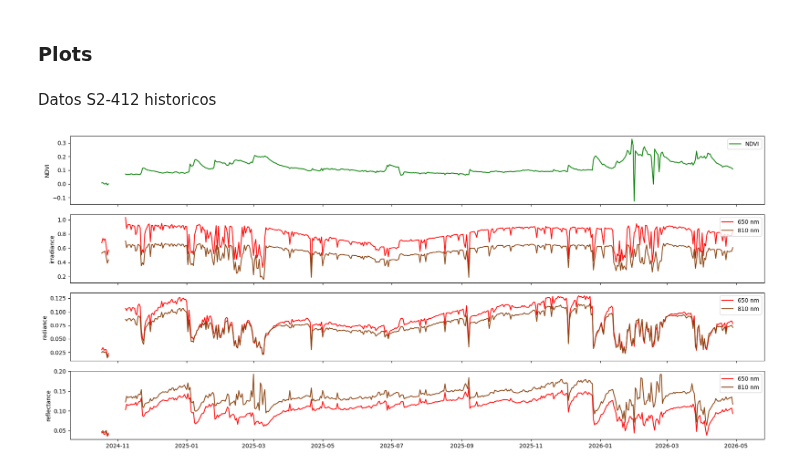
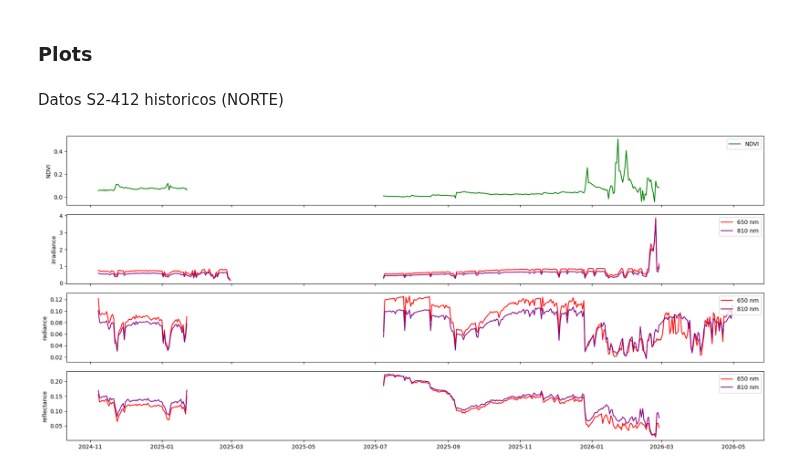
Before and after one commit to pibonacic/groundwater-remote-sensing, a Jupyter notebook: code/ndvi_exp_s2412.ipynb, the cells around one changed output. Cells and saved outputs as stored; diff of their text form; code cells hidden in the pictures.

```diff
--- a/code/ndvi_exp_s2412.ipynb
+++ b/code/ndvi_exp_s2412.ipynb
@@ -17,11 +23,21 @@ insitu_df = reindex_daily(insitu_df)
 # %%
-RED_IRR = insitu_df['S2411_650-nm-irradiance_Wm-2nm-1']
-NIR_IRR = insitu_df['S2411_810-nm-irradiance_Wm-2nm-1']
-RED_RAD = insitu_df['S2412_650-nm-radiance_Wm-2nm-1sr-1']
-NIR_RAD = insitu_df['S2412_810-nm-radiance_Wm-2nm-1sr-1']
+# North site
+RED_IRR = insitu_df1['S2411_650-nm-irradiance_Wm-2nm-1']
+NIR_IRR = insitu_df1['S2411_810-nm-irradiance_Wm-2nm-1']
+RED_RAD = insitu_df1['S2412_650-nm-radiance_Wm-2nm-1sr-1']
+NIR_RAD = insitu_df1['S2412_810-nm-radiance_Wm-2nm-1sr-1']
 
-insitu_df['S2412_650-nm-reflectance'] = (RED_RAD/RED_IRR)
-insitu_df['S2412_810-nm-reflectance'] = (NIR_RAD/NIR_IRR)
+insitu_df1['S2412_650-nm-reflectance'] = (RED_RAD/RED_IRR)
+insitu_df1['S2412_810-nm-reflectance'] = (NIR_RAD/NIR_IRR)
+
+# South site
+RED_IRR = insitu_df2['S2411_650-nm-irradiance_Wm-2nm-1']
+NIR_IRR = insitu_df2['S2411_810-nm-irradiance_Wm-2nm-1']
+RED_RAD = insitu_df2['S2412_650-nm-radiance_Wm-2nm-1sr-1']
+NIR_RAD = insitu_df2['S2412_810-nm-radiance_Wm-2nm-1sr-1']
+
+insitu_df2['S2412_650-nm-reflectance'] = (RED_RAD/RED_IRR)
+insitu_df2['S2412_810-nm-reflectance'] = (NIR_RAD/NIR_IRR)
 # %%
 remote_df = load_and_prepare_data('../data/processed/satellites/SDH1G30P01_sentinel2_bands_indices_TCT_202405-202602.csv')
 remote_df = handle_duplicate_values(remote_df)
@@ -54,35 +58,35 @@ z_df
 # %% [markdown]
 ### Plots
 # %% [markdown]
-Datos S2-412 historicos
+Datos S2-412 historicos (NORTE)
 # %%
 # Figure
 fig, (ax1, ax2, ax3, ax4) = plt.subplots(4, 1, figsize=(18, 8), sharex=True)
 
 # Subplot 1
-ax1.plot(insitu_df.index, insitu_df['S2412_ndvi'], c='green', label='NDVI')
+ax1.plot(insitu_df1.index, insitu_df1['S2412_ndvi'], c='green', label='NDVI')
 ax1.set_ylabel('NDVI')
 ax1.legend(loc='upper right')
 
 # Subplot 2
-ax2.plot(insitu_df.index, insitu_df['S2411_650-nm-irradiance_Wm-2nm-1'], label='650 nm', c='red')
-ax2.plot(insitu_df.index, insitu_df['S2411_810-nm-irradiance_Wm-2nm-1'], label='810 nm', c='saddlebrown')
+ax2.plot(insitu_df1.index, insitu_df1['S2411_650-nm-irradiance_Wm-2nm-1'], label='650 nm', c='red')
+ax2.plot(insitu_df1.index, insitu_df1['S2411_810-nm-irradiance_Wm-2nm-1'], label='810 nm', c='purple')
 ax2.set_ylabel('irradiance')
 ax2.legend(loc='upper right')
 
 # Subplot 3
-ax3.plot(insitu_df.index, insitu_df['S2412_650-nm-radiance_Wm-2nm-1sr-1'], label='650 nm', c='red')
-ax3.plot(insitu_df.index, insitu_df['S2412_810-nm-radiance_Wm-2nm-1sr-1'], label='810 nm', c='saddlebrown')
+ax3.plot(insitu_df1.index, insitu_df1['S2412_650-nm-radiance_Wm-2nm-1sr-1'], label='650 nm', c='red')
+ax3.plot(insitu_df1.index, insitu_df1['S2412_810-nm-radiance_Wm-2nm-1sr-1'], label='810 nm', c='purple')
 ax3.set_ylabel('radiance')
 ax3.legend(loc='upper right')
 
 # Subplot 4
-ax4.plot(insitu_df.index, insitu_df['S2412_650-nm-reflectance'], label='650 nm', c='red')
-ax4.plot(insitu_df.index, insitu_df['S2412_810-nm-reflectance'], label='810 nm', c='saddlebrown')
+ax4.plot(insitu_df1.index, insitu_df1['S2412_650-nm-reflectance'], label='650 nm', c='red')
+ax4.plot(insitu_df1.index, insitu_df1['S2412_810-nm-reflectance'], label='810 nm', c='purple')
 ax4.set_ylabel('reflectance')
 ax4.legend(loc='upper right')
 
 plt.tight_layout()
 plt.show()
 # %% [output]
-[figure, old version]
+[figure, new version]
```
Also changed, not shown: parts of 13 cells of this notebook, 3 other files.
